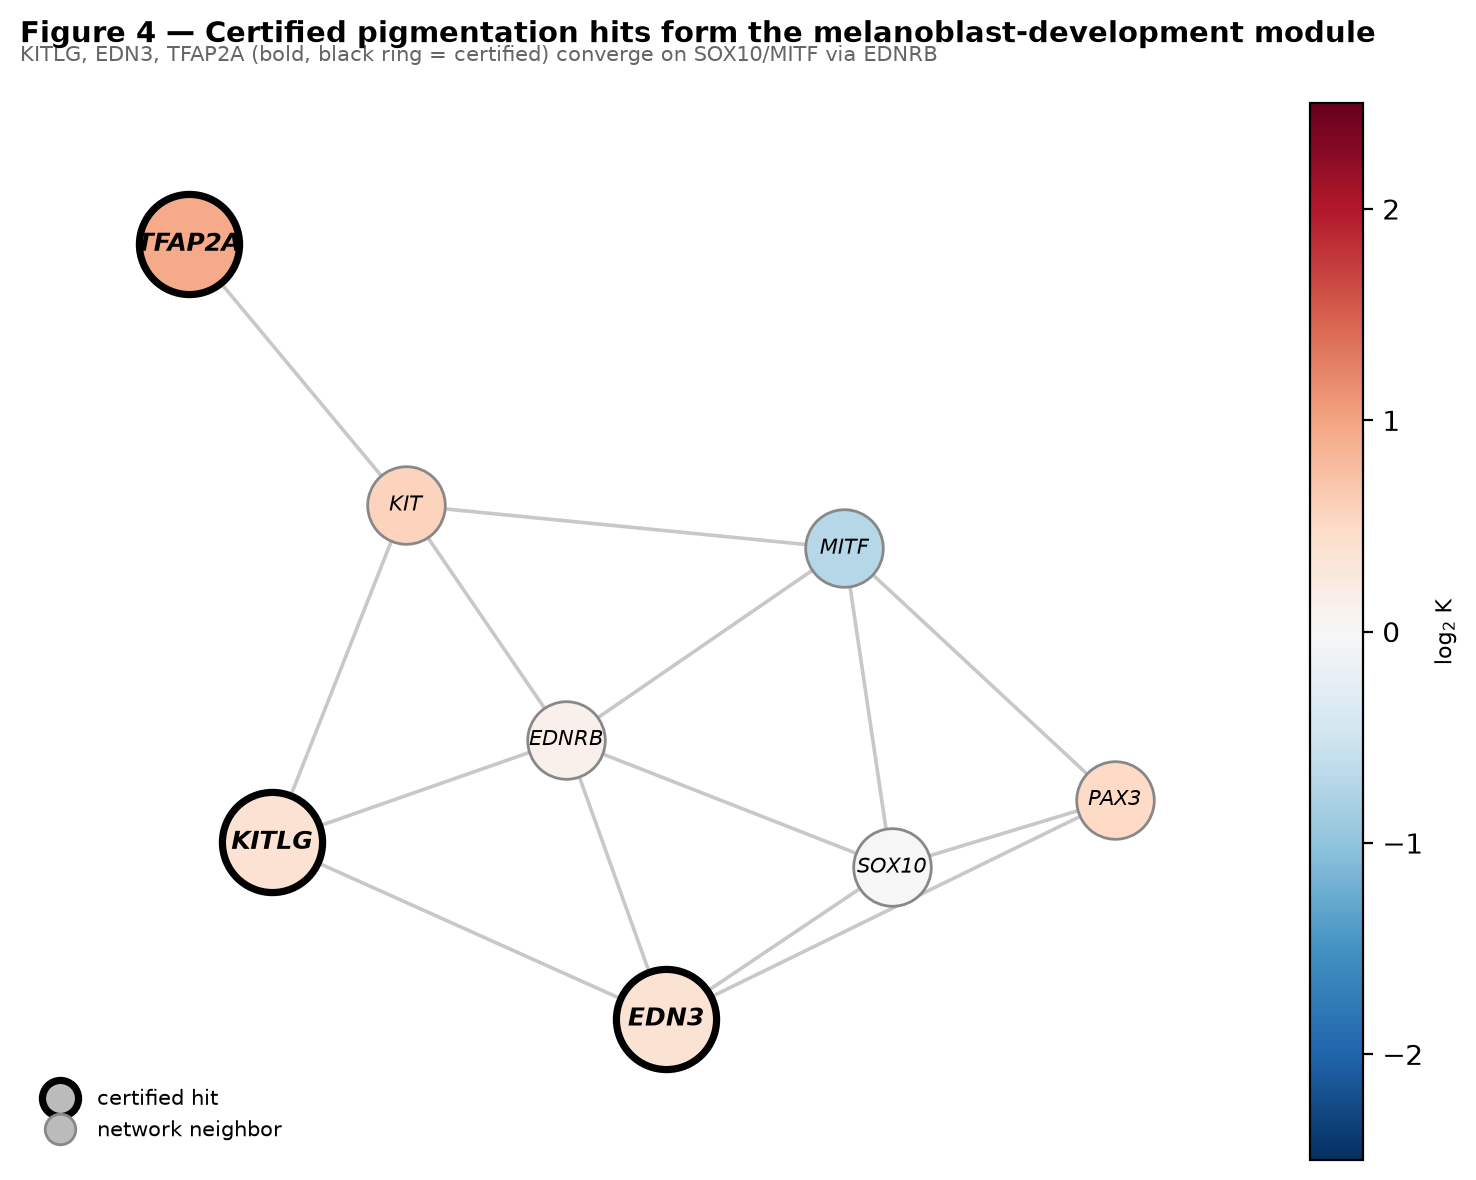
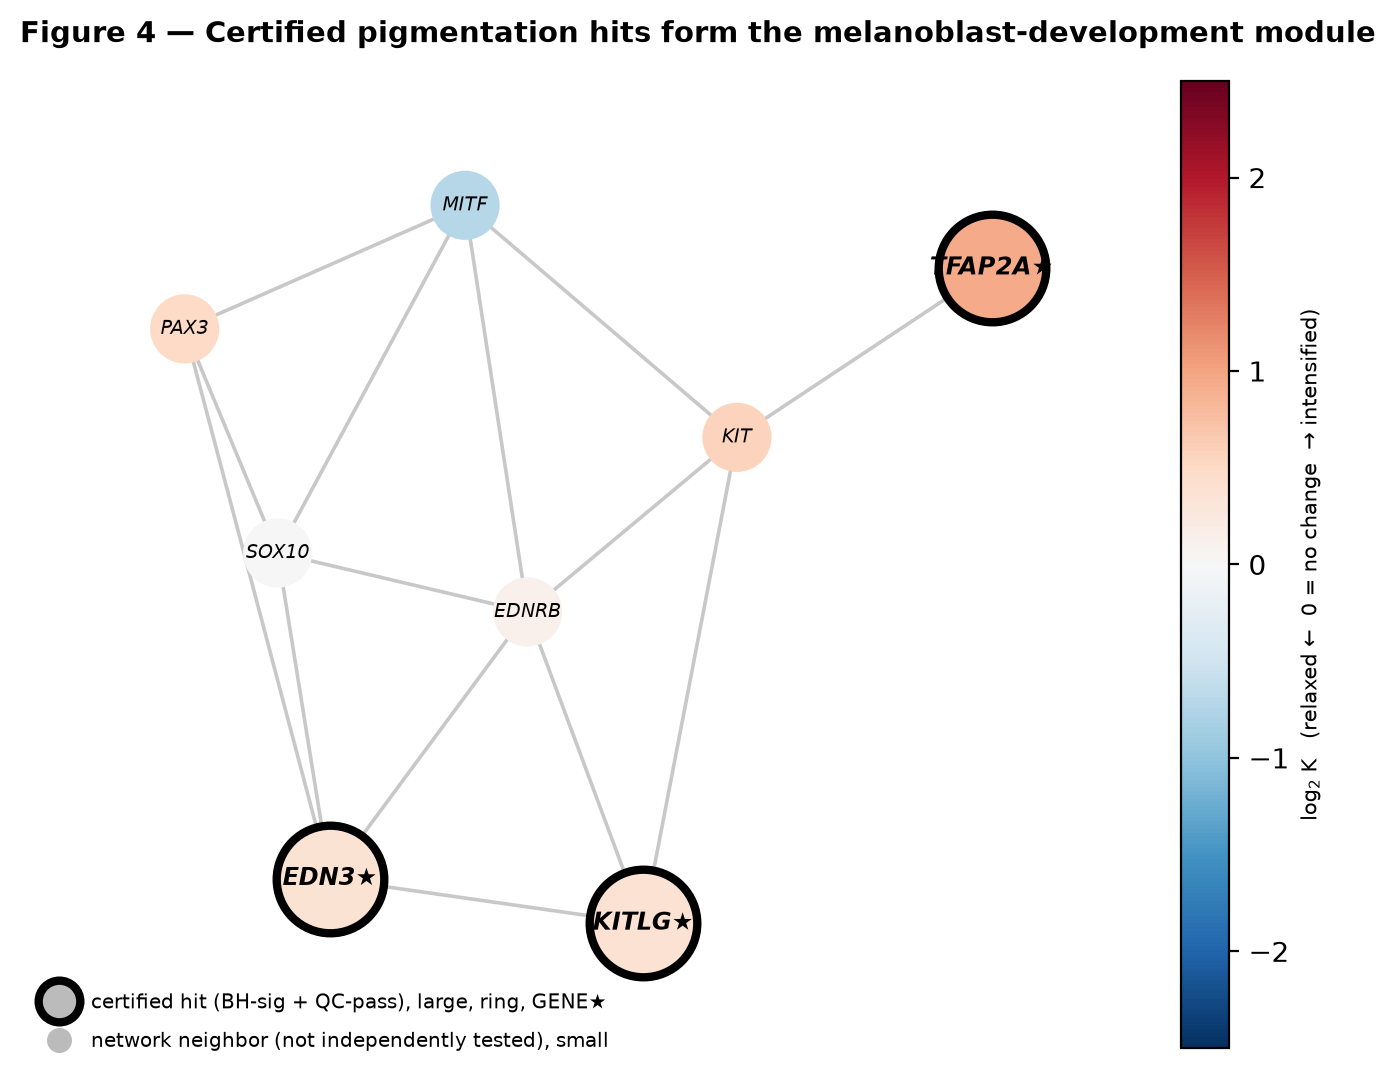
The change to this notebook cell's code, shown as a diff; its figure went from the first image to the second:
--- before
+++ after
@@ -6,25 +6,32 @@
 Gmod2.remove_edges_from(nx.selfloop_edges(Gmod2))
 pos = nx.kamada_kawai_layout(Gmod2) if len(Gmod2)>2 else nx.spring_layout(Gmod2, seed=1)
-fig, ax = plt.subplots(figsize=(7.5, 6))
+fig, ax = plt.subplots(figsize=(7.8, 6.4))
 nx.draw_networkx_edges(Gmod2, pos, ax=ax, edge_color="#c8c8c8", width=1.3)
 certset = set(cert_pig)
+# certified hit vs neighbor now read on THREE redundant channels:
+#   (1) outline PRESENCE (heavy black ring) vs ABSENCE, (2) size, (3) a star after the label.
 for g in Gmod2.nodes():
     K = relx.loc[g,"K"] if g in relx.index else 1.0
     l2 = np.log2(max(K,1e-6))
     is_hit = g in certset
-    ax.scatter(*pos[g], s=1300 if is_hit else 780,
-               c=[cmap(norm(l2))], edgecolor="k" if is_hit else "#888",
-               linewidths=2.6 if is_hit else 1.0, zorder=3)
-    ax.annotate(g, pos[g], fontsize=9 if is_hit else 7.5, fontweight="bold" if is_hit else "normal",
+    if is_hit:
+        ax.scatter(*pos[g], s=1500, c=[cmap(norm(l2))], edgecolor="k", linewidths=3.0, zorder=4)
+    else:
+        ax.scatter(*pos[g], s=620, c=[cmap(norm(l2))], edgecolor="none", zorder=3)
+    label = g+"\u2605" if is_hit else g
+    ax.annotate(label, pos[g], fontsize=8.5 if is_hit else 7.0,
+                fontweight="bold" if is_hit else "normal",
                 ha="center", va="center", fontstyle="italic", zorder=5)
 ax.set_title("Figure 4 — Certified pigmentation hits form the melanoblast-development module",
-             loc="left", fontweight="bold", fontsize=10.5, pad=22)
-ax.text(0,1.04,"KITLG, EDN3, TFAP2A (bold, black ring = certified) converge on SOX10/MITF via EDNRB",
-        transform=ax.transAxes, fontsize=7.5, color="0.4")
+             loc="left", fontweight="bold", fontsize=10.5)
 sm = mpl.cm.ScalarMappable(norm=norm, cmap=cmap); sm.set_array([])
-cb = fig.colorbar(sm, ax=ax, fraction=0.04, pad=0.02); cb.set_label("log$_2$ K", fontsize=8)
-ax.legend(handles=[Line2D([],[],marker="o",color="w",markerfacecolor="#bbb",markeredgecolor="k",markeredgewidth=2.6,label="certified hit",ls="",ms=13),
-                   Line2D([],[],marker="o",color="w",markerfacecolor="#bbb",markeredgecolor="#888",label="network neighbor",ls="",ms=11)],
-          loc="lower left", frameon=False, fontsize=7.5)
-ax.axis("off"); ax.margins(0.12)
-fig.tight_layout(); fig.savefig(FIG/"fig4_module.png", dpi=200, bbox_inches="tight"); plt.show()
+cb = fig.colorbar(sm, ax=ax, fraction=0.04, pad=0.02)
+cb.set_label("log$_2$ K   (relaxed \u2190  0 = no change  \u2192 intensified)", fontsize=7.5)
+cb.set_ticks([-2,-1,0,1,2])
+ax.legend(handles=[
+    Line2D([],[],marker="o",color="w",markerfacecolor="#bbb",markeredgecolor="k",markeredgewidth=3.0,label="certified hit (BH-sig + QC-pass), large, ring, GENE\u2605",ls="",ms=15),
+    Line2D([],[],marker="o",color="w",markerfacecolor="#bbb",markeredgecolor="none",label="network neighbor (not independently tested), small",ls="",ms=9)],
+    loc="lower left", frameon=False, fontsize=7.3, handletextpad=0.6, labelspacing=0.9)
+ax.axis("off"); ax.margins(0.14)
+fig.subplots_adjust(top=0.90)
+fig.savefig(FIG/"fig4_module.png", dpi=200, bbox_inches="tight"); plt.show()

Commit: analysis: figure + comprehensibility overhaul — 2-level tree encoding + clade bars, redundant hit encoding, plain-language K anchors, captions, glossary